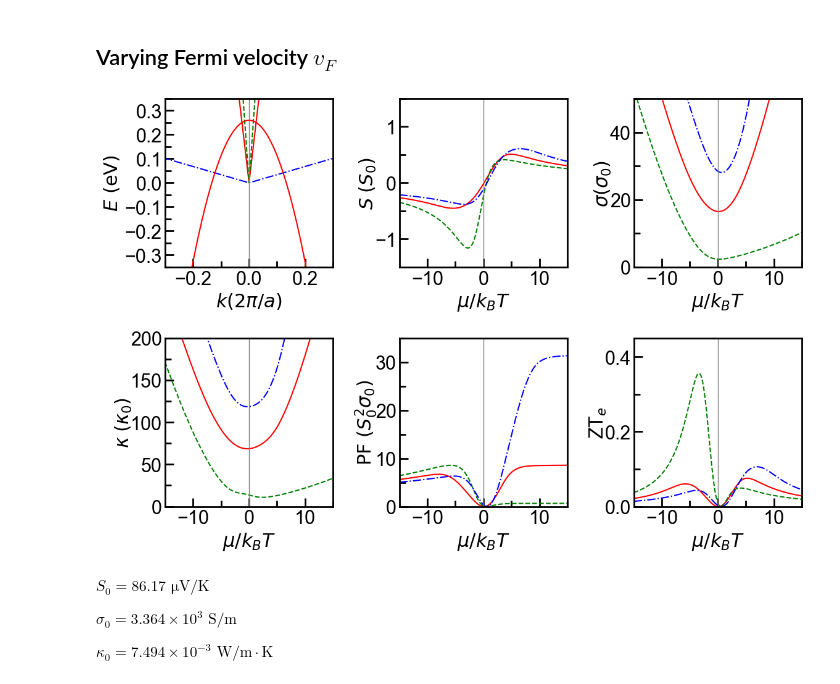
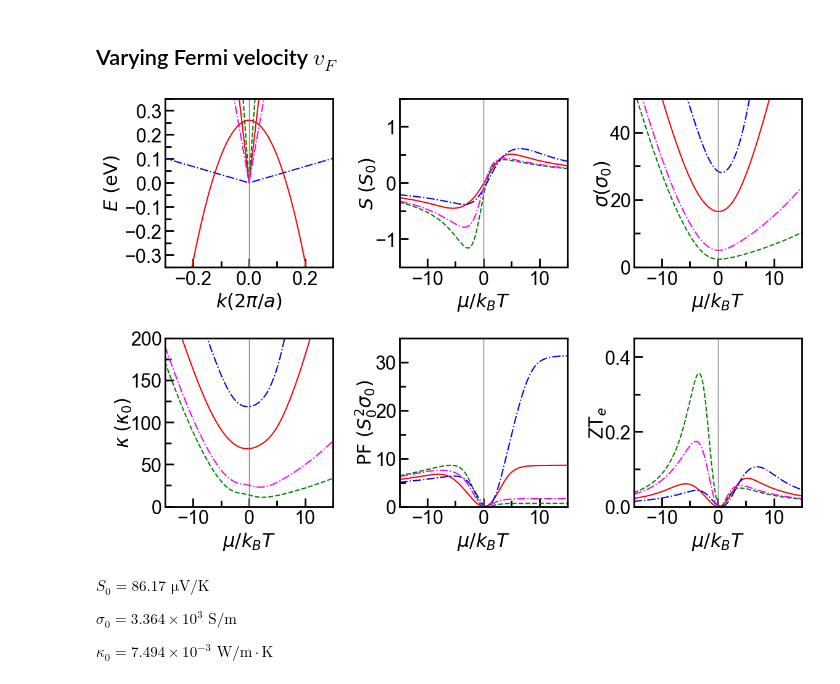
Before and after one commit to Normanthen/NLS-Thermoelectrics, a Jupyter notebook: Type I NLS/Recalc1.ipynb, the cells around one changed output. Drawn from its saved outputs; the diff is of its cells as text; code cells hidden in the pictures.

Commit message:
Editing result figures (Part 2)

```diff
--- a/Type I NLS/Recalc1.ipynb
+++ b/Type I NLS/Recalc1.ipynb
@@ -206,9 +206,11 @@ plt.ylim([-0.2,0.3])
 v  = 9.95
 v1 = 16.5 #8.00
 v2 = 0.339
+v3 = 6.58
 fc = v*np.abs(kcc)
 fc1 = v1*np.abs(kcc)
 fc2 = v2*np.abs(kcc)
+fc3 = v3*np.abs(kcc)
 plt.plot(kcc,fc)
 
 a = 5.5
@@ -486,16 +489,19 @@ eta = linspace(-15, 15, npoint)
 eshift1 = 6.5
 eshift2 = 11
 eshift3 = 2
+eshift4 = 10
 e0 = 0.26/kBT # Find E0 from the first-principles result
 aa = 5.17197703e-23
 vF2 = 2.5e+06 #5.17e+05
 vF3 = 5.15e+04 #1.03e+05
+vF4 = 1e+06 #1.03e+05
 
 #(a) Dispersion relation
 ax1 = plt.subplot(2,3,1)
 ax1.plot(kcc,fc, linestyle='solid', color='red', label=r'$D_{1}$')
 ax1.plot(kcc,fc1,linestyle='dashed', color='green', label=r'$D_{2}$')
 ax1.plot(kcc,fc2,linestyle='dashdot', color='blue', label=r'$D_{3}$')
+ax1.plot(kcc,fc3,linestyle='dashdot', color='magenta', label=r'$D_{4}$')
 ax1.plot(kcc,-kcc**2/(2*0.034)+0.26,linestyle='-', color='red', label=r'$P_{2}$')
 ax1.axis([-0.3,0.3,-0.35,0.35])
 ax1.set_xlabel('$k (2\pi/a)$')
@@ -520,6 +526,7 @@ ax2=plt.subplot(2,3,2)
 ax2.plot(eta, S(eta+eshift1,e0,vF1,eff_mass1)/S_0, color='red',linestyle='solid')
 ax2.plot(eta, S(eta+eshift2,e0,vF2,eff_mass1)/S_0, color='green',linestyle='dashed')
 ax2.plot(eta, S(eta+eshift3,e0,vF3,eff_mass1)/S_0, color='blue',linestyle='dashdot')
+ax2.plot(eta, S(eta+eshift4,e0,vF4,eff_mass1)/S_0, color='magenta',linestyle='dashdot')
 ax2.axis([-15,15,-1.5,1.5])
 ax2.axvline(0, color='grey', linestyle='-', linewidth=1)
 ax2.set_xlabel('$\mu/k_BT$')
@@ -541,6 +548,7 @@ ax3=plt.subplot(2,3,3)
 ax3.plot(eta, sigma(eta+eshift1,e0,vF1,eff_mass1)/sigma0,color='red',linestyle='solid')
 ax3.plot(eta, sigma(eta+eshift2,e0,vF2,eff_mass1)/sigma0,color='green',linestyle='dashed')
 ax3.plot(eta, sigma(eta+eshift3,e0,vF3,eff_mass1)/sigma0,color='blue',linestyle='dashdot')
+ax3.plot(eta, sigma(eta+eshift4,e0,vF4,eff_mass1)/sigma0,color='magenta',linestyle='dashdot')
 ax3.axis([-15,15,0, 50])
 ax3.axvline(0, color='grey', linestyle='-', linewidth=1)
 ax3.set_xlabel('$\mu/k_BT$')
@@ -560,6 +568,7 @@ ax4 = plt.subplot(2,3,4)
 ax4.plot(eta, kappa(eta+eshift1,e0,vF1,eff_mass1)/kappa0,color='red',linestyle='solid')
 ax4.plot(eta, kappa(eta+eshift2,e0,vF2,eff_mass1)/kappa0,color='green',linestyle='dashed')
 ax4.plot(eta, kappa(eta+eshift3,e0,vF3,eff_mass1)/kappa0,color='blue',linestyle='dashdot')
+ax4.plot(eta, kappa(eta+eshift4,e0,vF4,eff_mass1)/kappa0,color='magenta',linestyle='dashdot')
 ax4.axis([-15,15,0,200]) # the format is [xmin,xmax,ymin,ymax]
 ax4.axvline(0, color='grey', linestyle='-', linewidth=1)
 ax4.xaxis.set_minor_locator(AutoMinorLocator(2))
@@ -580,6 +589,7 @@ ax5 = plt.subplot(2,3,5)
 ax5.plot(eta, PF(eta+eshift1,e0,vF1,eff_mass1)/(S_0**2*sigma0), linestyle='solid', color ='red')
 ax5.plot(eta, PF(eta+eshift2,e0,vF2,eff_mass1)/(S_0**2*sigma0), linestyle='dashed', color ='green')
 ax5.plot(eta, PF(eta+eshift3,e0,vF3,eff_mass1)/(S_0**2*sigma0), linestyle='dashdot', color ='blue')
+ax5.plot(eta, PF(eta+eshift4,e0,vF4,eff_mass1)/(S_0**2*sigma0), linestyle='dashdot', color ='magenta')
 ax5.axis([-15,15,0,35]) # the format is [xmin,xmax,ymin,ymax]
 ax5.axvline(0, color='grey', linestyle='-', linewidth=1)
 ax5.xaxis.set_minor_locator(AutoMinorLocator(2))
@@ -589,34 +599,35 @@ ax5.set_xlabel('$\mu/k_BT$')
 ax5.set_ylabel('$\mathrm{PF}~(S_0^2 \sigma_0)$')
 #ax5.yaxis.set_major_locator(mpl.ticker.MultipleLocator(1*1e-5))
 #ax5.yaxis.set_minor_locator(mpl.ticker.MultipleLocator(0.5))
 ax5.xaxis.set_tick_params(which='major', size=10, width=2, direction='in')
 ax5.xaxis.set_tick_params(which='minor', size=7, width=2, direction='in')
 ax5.yaxis.set_tick_params(which='major', size=10, width=2, direction='in')
 ax5.yaxis.set_tick_params(which='minor', size=7, width=2, direction='in')
 
 #(e) ZT
 ax6 = plt.subplot(2,3,6)
 ax6.plot(eta, ZT(eta+eshift1,e0,vF1,eff_mass1)*T,color='red',linestyle='solid')
 ax6.plot(eta, ZT(eta+eshift2,e0,vF2,eff_mass1)*T,color='green',linestyle='dashed')
 ax6.plot(eta, ZT(eta+eshift3,e0,vF3,eff_mass1)*T,color='blue',linestyle='dashdot')
+ax6.plot(eta, ZT(eta+eshift4,e0,vF4,eff_mass1)*T,color='magenta',linestyle='dashdot')
 ax6.axis([-15,15,0,0.45]) # the format is [xmin,xmax,ymin,ymax]
 ax6.axvline(0, color='grey', linestyle='-', linewidth=1)
 ax6.xaxis.set_minor_locator(AutoMinorLocator(2))
 ax6.yaxis.set_minor_locator(AutoMinorLocator(2))
 ax6.yaxis.labelpad = -4
 ax6.set_xlabel('$\mu/k_BT$')
 ax6.set_ylabel('ZT$_{e}$')
 #ax6.yaxis.set_major_locator(mpl.ticker.MultipleLocator(0.010))
 #ax6.yaxis.set_minor_locator(mpl.ticker.MultipleLocator(0.25))
 ax6.xaxis.set_tick_params(which='major', size=10, width=2, direction='in')
 ax6.xaxis.set_tick_params(which='minor', size=7, width=2, direction='in')
 ax6.yaxis.set_tick_params(which='major', size=10, width=2, direction='in')
 ax6.yaxis.set_tick_params(which='minor', size=7, width=2, direction='in')
 
 plt.tight_layout()
 #plt.savefig('../Figures/2BM/Recalc1_typeIvF.pdf')
 # %% [output]
-[figure, old version]
+[figure, new version]
 # %% [markdown]
 $S_{0} = 86.17 \,\, \mathrm{\mu}\mathrm{V}/\mathrm{K}$
 
```
Also changed, not shown: parts of 1 cell of this notebook, 5 other files.
